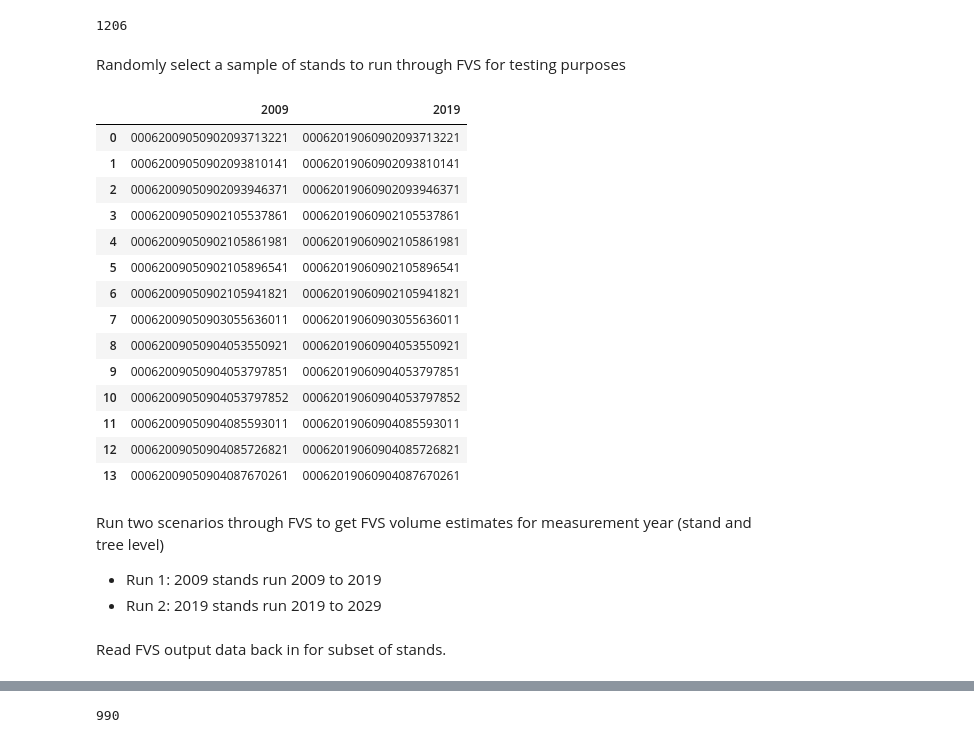
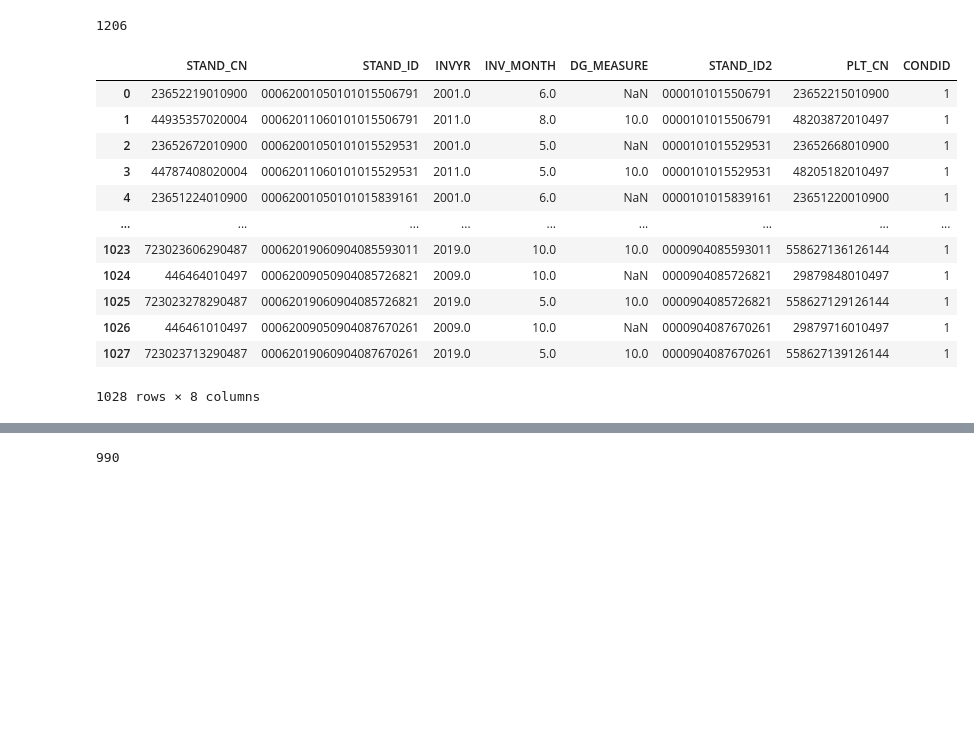
Before and after one commit to Ecotrust/calibrate_fvs, a Jupyter notebook: notebooks/FIA_GroundtruthData.ipynb, the cells around one changed output, grey strips where cells are left out. Saved outputs shown, nothing was run; the diff lists cells and outputs as text; code cells hidden in the pictures; blank space fills up the shorter version.

```diff
--- a/notebooks/FIA_GroundtruthData.ipynb
+++ b/notebooks/FIA_GroundtruthData.ipynb
@@ -22,6 +22,6 @@ DB_PATH = 'D:FIA/FIADB_CA.db'
 
 con = sqlite3.connect(DB_PATH)
 # grab fvs_standinit_cond, cond, tree tables, and tree remeasurement table
-stands = pd.read_sql_query("select STAND_CN, STAND_ID, INV_YEAR AS INVYR from FVS_STANDINIT_COND where VARIANT = 'NC'", con)
+stands = pd.read_sql_query("select STAND_CN, STAND_ID, INV_YEAR AS INVYR, INV_MONTH, DG_MEASURE from FVS_STANDINIT_COND where VARIANT = 'NC'", con)
 cond = pd.read_sql_query("select CN AS STAND_CN, PLT_CN, CONDID, DSTRBCD1, TRTCD1, CONDPROP_UNADJ from COND", con)
 trees = pd.read_sql_query("select CN AS TRE_CN, PLT_CN, CONDID, INVYR, TREE, STATUSCD, TPA_UNADJ, SPCD, DIA, HT, VOLCFNET, VOLCFGRS from TREE", con)
@@ -44,7 +36,7 @@ Filter FVS_Standinit_cond table to only include stands that:
 stands['STAND_ID2'] = stands['STAND_ID'].str[0:3] + stands['STAND_ID'].str[10:]
 # %%
 # identify stands that have had no disturbance or harvest
-stands_nodisturb = ps.sqldf("""select s.STAND_CN, s.STAND_ID, s.STAND_ID2, s.INVYR, c.PLT_CN, c.CONDID, c.CONDPROP_UNADJ
+stands_nodisturb = ps.sqldf("""select s.STAND_CN, s.STAND_ID, s.STAND_ID2, s.INVYR, s.INV_MONTH, s.DG_MEASURE, c.PLT_CN, c.CONDID, c.CONDPROP_UNADJ
                                from stands s
                                join cond c
                                on s.STAND_CN = c.STAND_CN
@@ -58,40 +50,30 @@ stands_nodisturb.shape[0]
 # further filter out stands that don't have remeasurement data
 stands = stands_nodisturb.sort_values(by=['STAND_ID2', 'INVYR'])
 stands_filtered = stands[stands.duplicated(subset=['STAND_ID2'], keep=False)]
-stands_filtered = stands_filtered[['STAND_CN', 'STAND_ID', 'INVYR', 'STAND_ID2', 'PLT_CN', 'CONDID']]
+stands_filtered = stands_filtered[['STAND_CN', 'STAND_ID', 'INVYR', 'INV_MONTH', 'DG_MEASURE', 'STAND_ID2', 'PLT_CN', 'CONDID']]
 stands_filtered.shape[0]
 # %% [output]
 1206
-# %% [markdown]
-Randomly select a sample of stands to run through FVS for testing purposes
-# %%
-random_stands = stands_filtered.tail(30)
-# drop stand that was measured in 2010/2019, rather than 2009/2019
-random_stands = random_stands[~random_stands['STAND_ID2'].isin(['0000902105859231'])]
-# print stand_id values for a sample set of conditions to run through FVS for QA
-stands_2009 = list(random_stands.loc[stands_filtered['INVYR'] < 2019, 'STAND_ID'])
-stands_2019 = list(random_stands.loc[stands_filtered['INVYR'] == 2019, 'STAND_ID'])
-random_stands_df = pd.DataFrame({'2009': stands_2009, '2019': stands_2019})
-random_stands_df
-# %% [output]
-|  | 2009 | 2019 |
-| 0 | 00062009050902093713221 | 00062019060902093713221 |
-| 1 | 00062009050902093810141 | 00062019060902093810141 |
-| 2 | 00062009050902093946371 | 00062019060902093946371 |
-| 3 | 00062009050902105537861 | 00062019060902105537861 |
-| 4 | 00062009050902105861981 | 00062019060902105861981 |
-| 5 | 00062009050902105896541 | 00062019060902105896541 |
-| 6 | 00062009050902105941821 | 00062019060902105941821 |
-| 7 | 00062009050903055636011 | 00062019060903055636011 |
-| 8 | 00062009050904053550921 | 00062019060904053550921 |
-| 9 | 00062009050904053797851 | 00062019060904053797851 |
-| 10 | 00062009050904053797852 | 00062019060904053797852 |
-| 11 | 00062009050904085593011 | 00062019060904085593011 |
-| 12 | 00062009050904085726821 | 00062019060904085726821 |
-| 13 | 00062009050904087670261 | 00062019060904087670261 |
-# %% [markdown]
-Run two scenarios through FVS to get FVS volume estimates for measurement year (stand and tree level)
-* Run 1: 2009 stands run 2009 to 2019
-* Run 2: 2019 stands run 2019 to 2029
-# %% [markdown]
-Read FVS output data back in for subset of stands.
+# %%
+# filter to only include stands with 10 years between measurements
+# or eleven years with no growing season in one year
+#first = stands_filtered.drop_duplicates(subset = ['STAND_ID2'], keep = 'first')
+second = stands_filtered.drop_duplicates(subset = ['STAND_ID2'], keep = 'last')
+second = second.loc[second['DG_MEASURE'] == 10]
+second = second[['STAND_ID2']]
+stands_filtered2 = stands_filtered.merge(second, how = 'inner', on = 'STAND_ID2')
+stands_filtered2.sort_values(by=['STAND_ID2', 'INVYR'])
+# %% [output]
+|  | STAND_CN | STAND_ID | INVYR | INV_MONTH | DG_MEASURE | STAND_ID2 | PLT_CN | CONDID |
+| 0 | 23652219010900 | 00062001050101015506791 | 2001.0 | 6.0 | NaN | 0000101015506791 | 23652215010900 | 1 |
+| 1 | 44935357020004 | 00062011060101015506791 | 2011.0 | 8.0 | 10.0 | 0000101015506791 | 48203872010497 | 1 |
+| 2 | 23652672010900 | 00062001050101015529531 | 2001.0 | 5.0 | NaN | 0000101015529531 | 23652668010900 | 1 |
+| 3 | 44787408020004 | 00062011060101015529531 | 2011.0 | 5.0 | 10.0 | 0000101015529531 | 48205182010497 | 1 |
+| 4 | 23651224010900 | 00062001050101015839161 | 2001.0 | 6.0 | NaN | 0000101015839161 | 23651220010900 | 1 |
+| ... | ... | ... | ... | ... | ... | ... | ... | ... |
+| 1023 | 723023606290487 | 00062019060904085593011 | 2019.0 | 10.0 | 10.0 | 0000904085593011 | 558627136126144 | 1 |
+| 1024 | 446464010497 | 00062009050904085726821 | 2009.0 | 10.0 | NaN | 0000904085726821 | 29879848010497 | 1 |
+| 1025 | 723023278290487 | 00062019060904085726821 | 2019.0 | 5.0 | 10.0 | 0000904085726821 | 558627129126144 | 1 |
+| 1026 | 446461010497 | 00062009050904087670261 | 2009.0 | 10.0 | NaN | 0000904087670261 | 29879716010497 | 1 |
+| 1027 | 723023713290487 | 00062019060904087670261 | 2019.0 | 5.0 | 10.0 | 0000904087670261 | 558627139126144 | 1 |
+1028 rows × 8 columns
```
Also changed, not shown: parts of 4 cells of this notebook.
